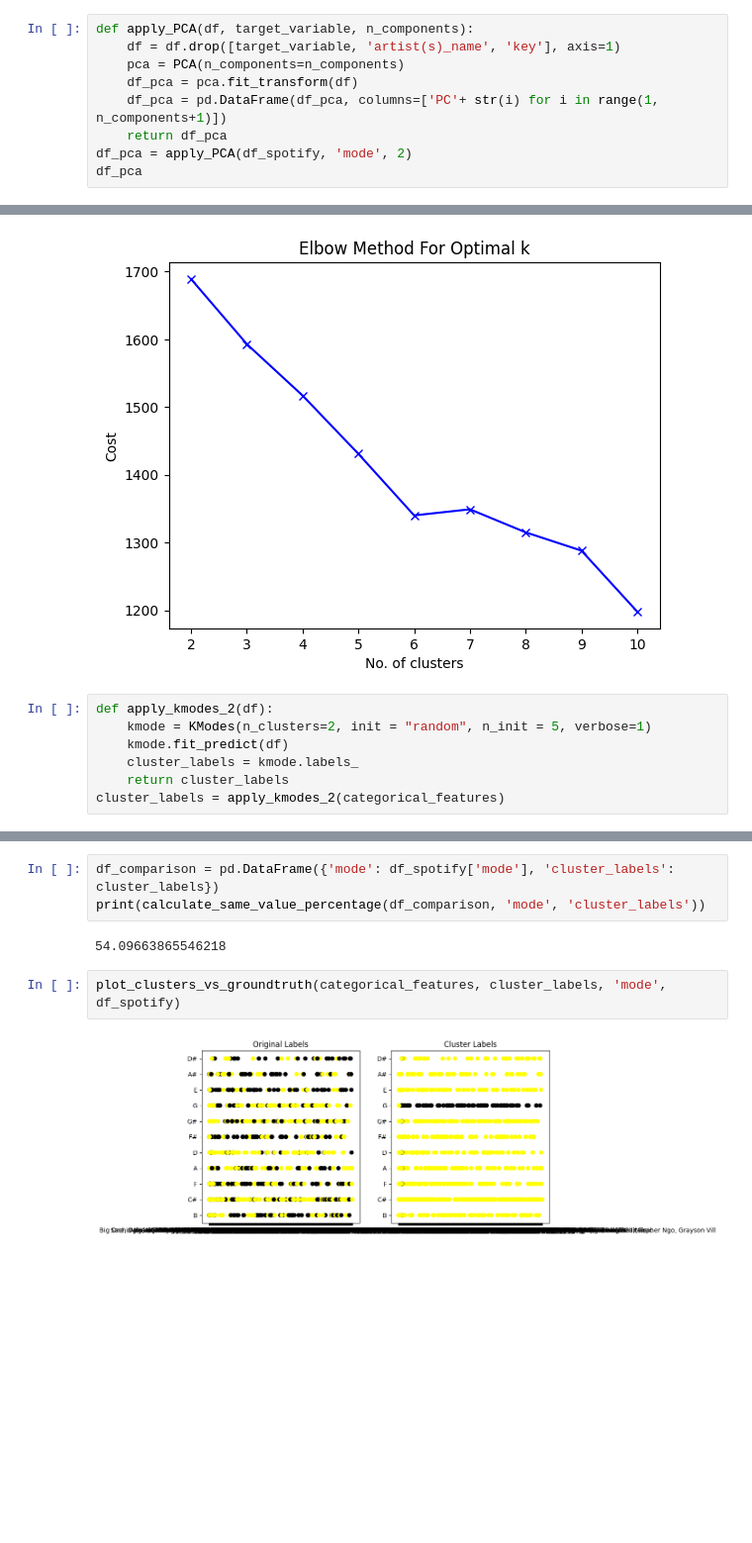
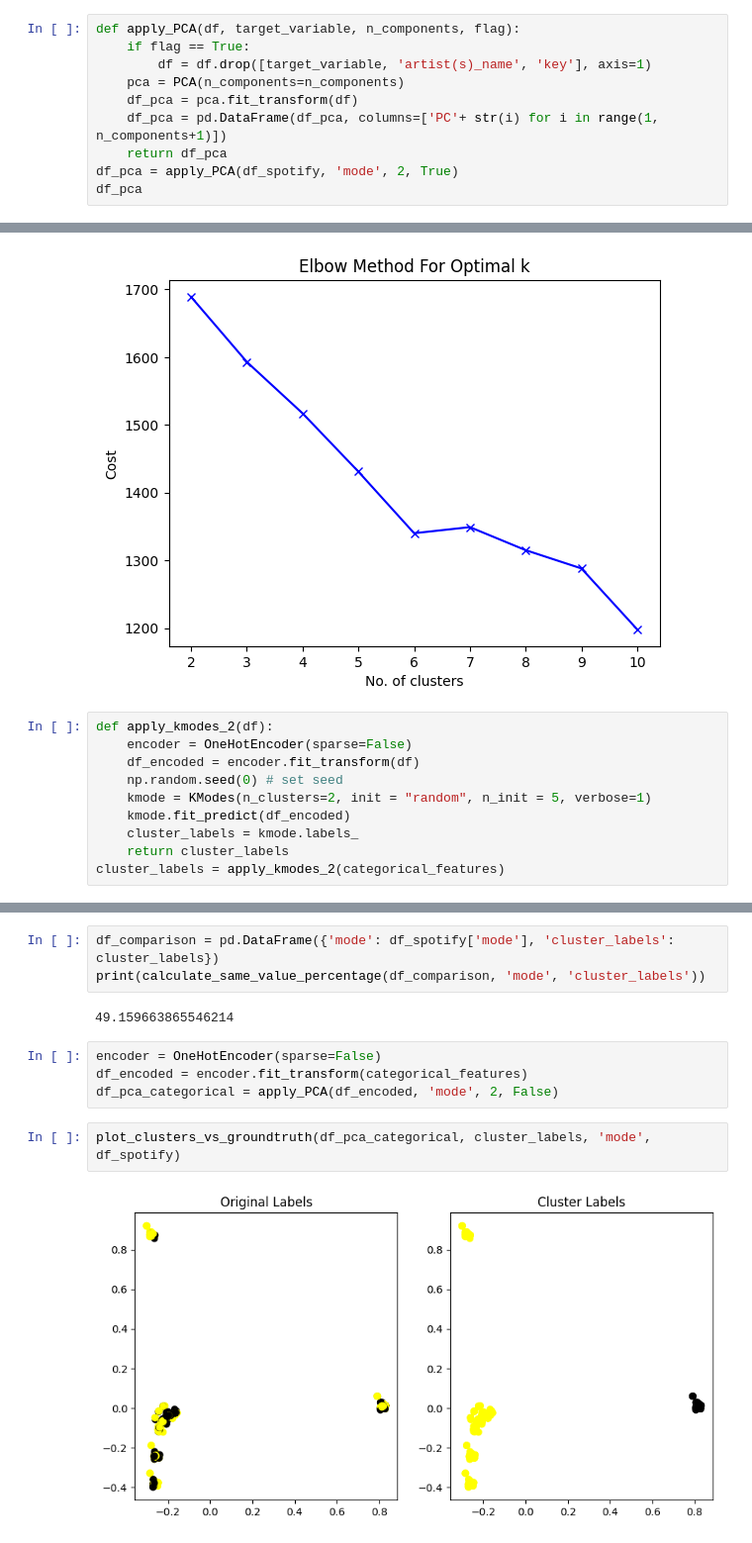
Before and after one commit to omar-elmeteny/MLProject, a Jupyter notebook: ml_project.ipynb, the cells around one changed output, grey strips where cells are left out. Shown at 99% size. Saved outputs shown, nothing was run; the diff lists cells and outputs as text; blank space fills up the shorter version.

```diff
--- a/ml_project.ipynb
+++ b/ml_project.ipynb
@@ -518,13 +521,14 @@ df_pca = plot_variance(df_spotify, 'mode')
 # %% [output]
 [figure]
 # %%
-def apply_PCA(df, target_variable, n_components):
-    df = df.drop([target_variable, 'artist(s)_name', 'key'], axis=1)
+def apply_PCA(df, target_variable, n_components, flag):
+    if flag == True:
+        df = df.drop([target_variable, 'artist(s)_name', 'key'], axis=1)
     pca = PCA(n_components=n_components)
     df_pca = pca.fit_transform(df)
     df_pca = pd.DataFrame(df_pca, columns=['PC'+ str(i) for i in range(1, n_components+1)])
     return df_pca
-df_pca = apply_PCA(df_spotify, 'mode', 2)
+df_pca = apply_PCA(df_spotify, 'mode', 2, True)
 df_pca
 # %% [output]
 |  | PC1 | PC2 |
@@ -863,8 +867,11 @@ plot_elbow_method_kmodes(cost)
 [figure]
 # %%
 def apply_kmodes_2(df):
+    encoder = OneHotEncoder(sparse=False)
+    df_encoded = encoder.fit_transform(df)
+    np.random.seed(0) # set seed
     kmode = KModes(n_clusters=2, init = "random", n_init = 5, verbose=1)
-    kmode.fit_predict(df)
+    kmode.fit_predict(df_encoded)
     cluster_labels = kmode.labels_
     return cluster_labels
 cluster_labels = apply_kmodes_2(categorical_features)
@@ -890,8 +897,12 @@ Best run was number 3
 df_comparison = pd.DataFrame({'mode': df_spotify['mode'], 'cluster_labels': cluster_labels})
 print(calculate_same_value_percentage(df_comparison, 'mode', 'cluster_labels'))
 # %% [output]
-54.09663865546218
+49.159663865546214
+# %%
+encoder = OneHotEncoder(sparse=False)
+df_encoded = encoder.fit_transform(categorical_features)
+df_pca_categorical = apply_PCA(df_encoded, 'mode', 2, False)
 # %%
-plot_clusters_vs_groundtruth(categorical_features, cluster_labels, 'mode', df_spotify)
+plot_clusters_vs_groundtruth(df_pca_categorical, cluster_labels, 'mode', df_spotify)
 # %% [output]
-[figure, old version]
+[figure, new version]
```
Also changed, not shown: parts of 9 cells of this notebook.
